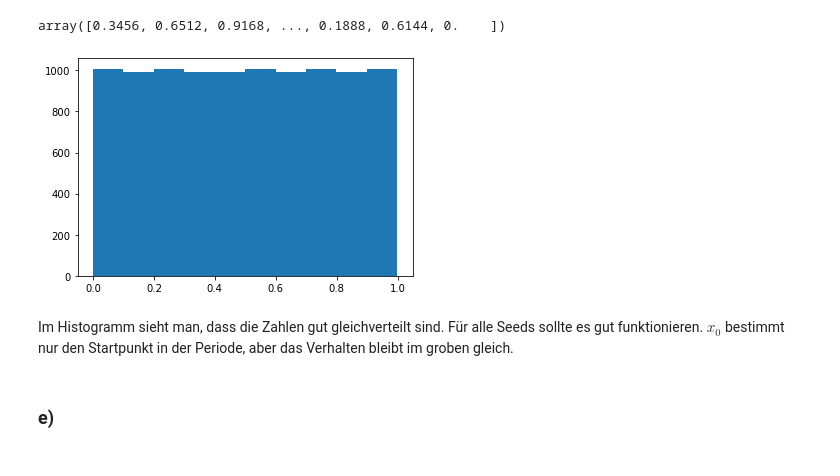
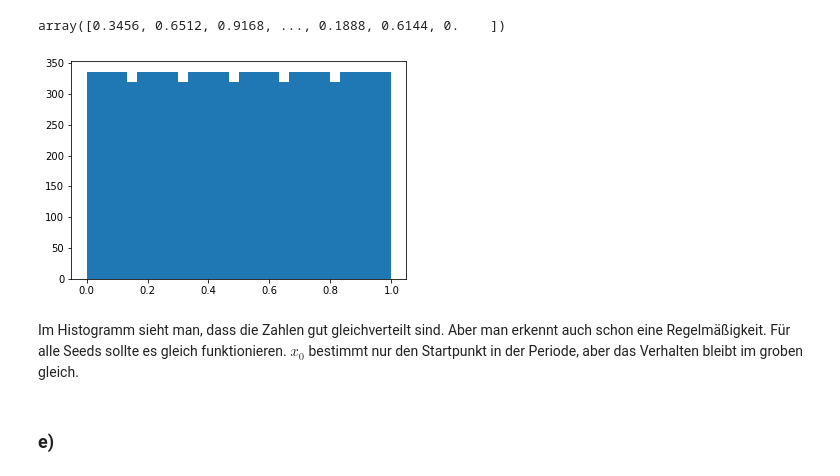
Before and after one commit to NicoJG/SMD, a Jupyter notebook: blatt03/blatt03_nico.ipynb, the cells around one changed output. Cells and saved outputs as stored; diff of their text form; code cells hidden in the pictures.

```diff
--- a/blatt03/blatt03_nico.ipynb
+++ b/blatt03/blatt03_nico.ipynb
@@ -83,20 +91,20 @@ PDF('lcg.pdf',size=(650,550))
 # %%
 lcg = LCG(seed=0,a=1601,c=3456,m=10000)
 # %%
-numbers = lcg.uniform(low=0,high=1,size=10000)
-numbers
+numbers_lcg = lcg.uniform(low=0,high=1,size=10000)
+numbers_lcg
 # %% [output]
 array([0.3456, 0.6512, 0.9168, ..., 0.1888, 0.6144, 0.    ])
 # %%
 import matplotlib.pyplot as plt
 %matplotlib inline
 # %%
-plt.hist(numbers,bins=10);
+plt.hist(numbers_lcg,bins=30);
 # %% [output]
-[figure, old version]
+[figure, new version]
 # %% [markdown]
-Im Histogramm sieht man, dass die Zahlen gut gleichverteilt sind.
-Für alle Seeds sollte es gut funktionieren. $x_0$ bestimmt nur den Startpunkt in der Periode, aber das Verhalten bleibt im groben gleich.
+Im Histogramm sieht man, dass die Zahlen gut gleichverteilt sind. Aber man erkennt auch schon eine Regelmäßigkeit.
+Für alle Seeds sollte es gleich funktionieren. $x_0$ bestimmt nur den Startpunkt in der Periode, aber das Verhalten bleibt im groben gleich.
 # %% [markdown]
 ### e)
 # %%
```
Also changed, not shown: parts of 12 cells of this notebook, 1 other file.
